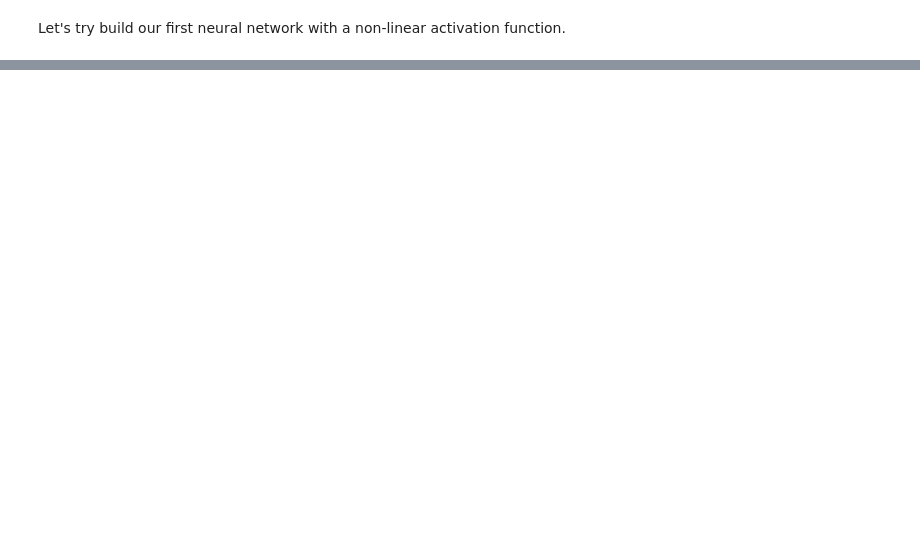
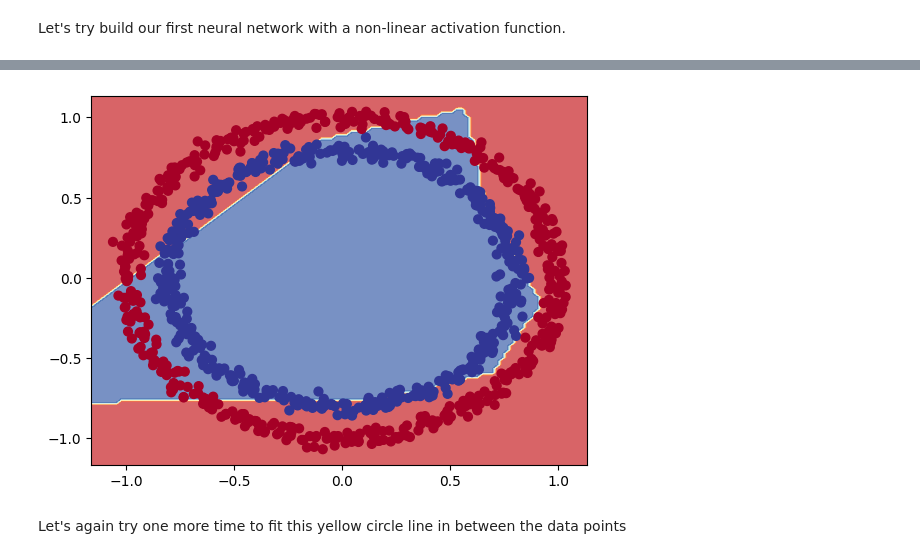
Before and after one commit to danish-khan962/Deep-Learning, a Jupyter notebook: 03_Neural_network_classification_with_tensorflow.ipynb, the cells around one changed output, grey strips where cells are left out. Saved outputs shown, nothing was run; the diff lists cells and outputs as text; code cells hidden in the pictures; blank space fills up the shorter version.

```diff
--- a/03_Neural_network_classification_with_tensorflow.ipynb
+++ b/03_Neural_network_classification_with_tensorflow.ipynb
@@ -459,0 +461,19 @@ This is a Binary classification....
+# %%
+# Time to replicate the multi-layer neural network playground from Tensorflow playground
+
+tf.random.set_seed(42)
+
+# 1. Create a model
+model_5 = tf.keras.models.Sequential([
+    tf.keras.layers.Dense(4, activation=tf.keras.activations.relu),
+    tf.keras.layers.Dense(4, activation=tf.keras.activations.relu),
+    tf.keras.layers.Dense(1)
+])
+
+# 2. Compile a model
+model_5.compile(loss = tf.keras.losses.BinaryCrossentropy(),
+               optimizer = tf.keras.optimizers.Adam(learning_rate=0.001),
+               metrics=["accuracy"])
+
+# 3. Fit the model
+history = model_5.fit(X, y, epochs=100)
@@ -459,0 +504,4 @@ This is a Binary classification....
+# %%
+# How do our model predictions look
+plot_decision_boundary(model_5, X, y)
+# %% [output]
@@ -459,0 +510,3 @@ This is a Binary classification....
+[figure, added]
+# %% [markdown]
+Let's again try one more time to fit this yellow circle line in between the data points
```
Also changed, not shown: parts of 21 cells of this notebook.
